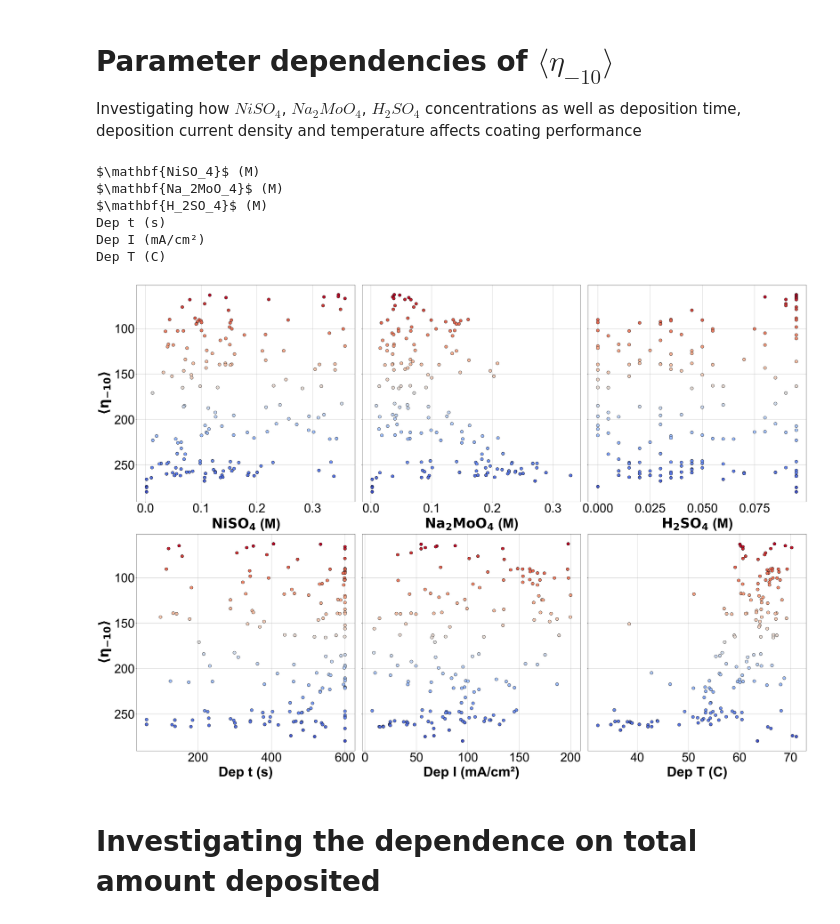
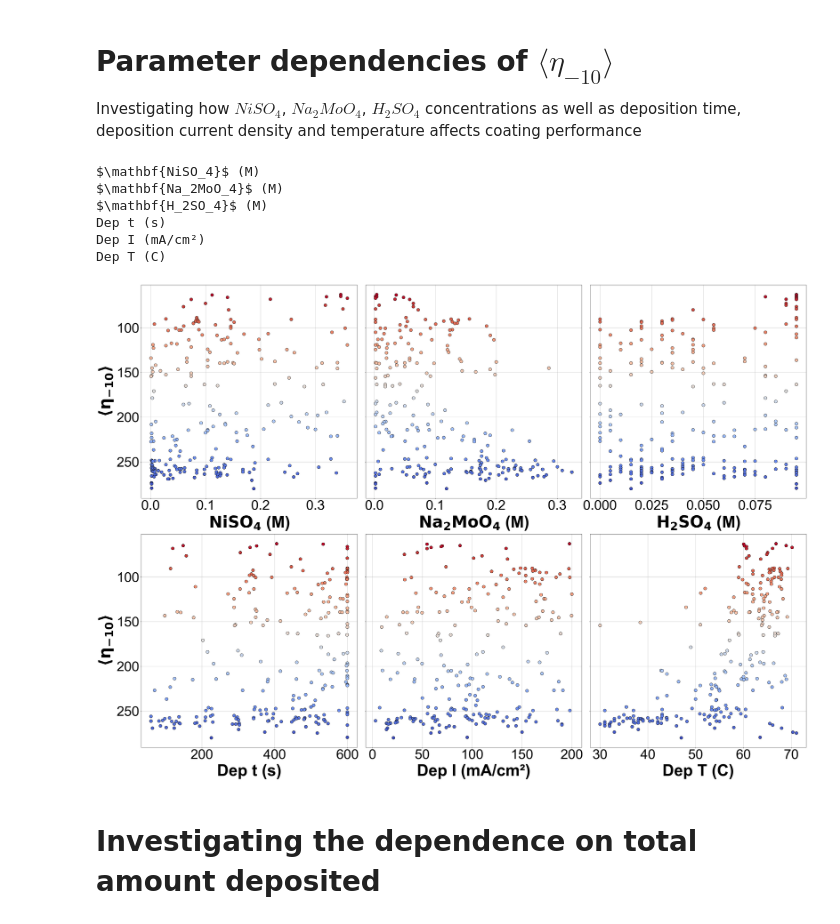
Before and after one commit to Pele905/Ni_Mo_CatBot-optimization-public, a Jupyter notebook: Ni_Mo_optimization_analysis.ipynb, the cells around one changed output. Cells and saved outputs as stored; diff of their text form; code cells hidden in the pictures.

```diff
--- a/Ni_Mo_optimization_analysis.ipynb
+++ b/Ni_Mo_optimization_analysis.ipynb
@@ -28,9 +28,11 @@ path_suggested_exps_beta_1 = "ML_data/UCB_beta_1"
 path_input_params_beta_1 = os.path.join("ML_data/UCB_beta_1", "Input_parameters_database.json")
 path_goal_params_beta_1 = os.path.join("ML_data/UCB_beta_1", "Goal_parameters_database.json")
 
-path_input_param_random = os.path.join("ML_data/Random", "Input_parameters_database.json")
-path_goal_params_random = os.path.join("ML_data/Random", "Goal_parameters_database.json")
+path_input_param_random_1 = os.path.join("ML_data/Random/Seed_42", "Input_parameters_database.json")
+path_goal_params_random_1 = os.path.join("ML_data/Random/Seed_42", "Goal_parameters_database.json")
 
+path_input_param_random_2 = os.path.join("ML_data/Random/Seed_1", "Input_parameters_database.json")
+path_goal_params_random_2 = os.path.join("ML_data/Random/Seed_1", "Goal_parameters_database.json")
 # Original dataset
 df_og = get_df_from_ML_optimization(path_suggested_exps=path_suggested_exps_og,
                             path_input_params=path_input_params_og,
@@ -47,18 +49,20 @@ df_beta_1 = get_df_from_ML_optimization(path_suggested_exps=path_suggested_exps_
                             path_goal_params=path_goal_params_beta_1)
 
 # Still needs work
-df_random = get_df_from_ML_optimization(path_suggested_exps=None,
-                            path_input_params=path_input_param_random,
-                            path_goal_params=path_goal_params_random)
+df_random_1 = get_df_from_ML_optimization(path_suggested_exps=None,
+                            path_input_params=path_input_param_random_1,
+                            path_goal_params=path_goal_params_random_1)
+
+df_random_2 = get_df_from_ML_optimization(path_suggested_exps=None,
+                            path_input_params=path_input_param_random_2,
+                            path_goal_params=path_goal_params_random_2)
 
 # This dataset includes also data with IR corrections
-datasets = [df_og, df_beta_5, df_beta_1, df_random]
+datasets = [df_og, df_beta_5, df_beta_1, df_random_1, df_random_2]
 
-
+print(len(df_random_2))
 complete_dataset = pd.concat(datasets, ignore_index=True)
 complete_dataset["timestamp"] = complete_dataset["timestamp"].apply(reformat_timestamp)
-
-print(df_og)
 # %% [output]
 {'Deposition current density [mA/cm2]': 103.0, 'Deposition time [s]': 495.0, 'Temperature_deposition [C]': 58.0, 'liquid4': 1.05, 'liquid5': 7.95, 'liquid6': 5.325}  THis is input params ('input', 'li ...
 {'Deposition current density [mA/cm2]': 103.0, 'Deposition time [s]': 495.0, 'Temperature_deposition [C]': 58.0, 'liquid4': 1.05, 'liquid5': 7.95, 'liquid6': 5.325}  THis is input params ('input', 'li ...
@@ -461,7 +728,7 @@ import numpy as np
 import math
 
 # Combine datasets
-complete_dataset = pd.concat([df_og, df_beta_5, df_beta_1], ignore_index=True) # Reset the complete dataset
+complete_dataset = pd.concat([df_og, df_beta_5, df_beta_1, df_random_1_mod, df_random_2_mod], ignore_index=True) # Reset the complete dataset
 #complete_dataset.to_csv("complete_dataset.csv", index=False)
 # Temperature in Kelvin
 T = complete_dataset["Dep T (C)"] + 273.15
@@ -475,8 +742,8 @@ kB = 1.38 * 10 ** (-23)
 
 complete_dataset["C_dep"] = complete_dataset["Dep I (mA/cm²)"] * complete_dataset["Dep t (s)"] / 1000 * 0.97
 
-complete_dataset["NiSO4 (mol/L)"] = complete_dataset["NiSO4 (mol/L)"] + complete_dataset['Na2Mo (mol/L)'] * 0.1
-complete_dataset['Na2Mo (mol/L)'] = complete_dataset['Na2Mo (mol/L)'] + complete_dataset["NiSO4 (mol/L)"] * 0.1
+#complete_dataset["NiSO4 (mol/L)"] = complete_dataset["NiSO4 (mol/L)"] + complete_dataset['Na2Mo (mol/L)'] * 0.1
+#complete_dataset['Na2Mo (mol/L)'] = complete_dataset['Na2Mo (mol/L)'] + complete_dataset["NiSO4 (mol/L)"] * 0.1
 
 C_Ni_SO4 = complete_dataset["NiSO4 (mol/L)"]
 C_Na2Mo = complete_dataset["Na2Mo (mol/L)"]
@@ -518,38 +785,38 @@ for i, param in enumerate(params):
         sorted_df["integrated_area"] / 100,
         c=colors,
         edgecolors='k',
         s=150,  # dot size,
         zorder = 10
     )
     if i == 0:
         axes[0].invert_yaxis()
     #axes[i].set_title(param, fontsize=55, pad = 10)
     axes[i].set_xlabel(param,
-                    fontsize=55,
+                    fontsize=65,
                     labelpad=10,
                     fontweight='bold')  # makes label bold
-    axes[i].tick_params(axis='both', labelsize=50)
+    axes[i].tick_params(axis='both', labelsize=55)
     if (i == 0 or i == 3):
         axes[i].set_ylabel(r"$\mathbf{\langle \eta_{-10} \rangle}$",
-                   fontsize=55, labelpad=10)
+                   fontsize=65, labelpad=10)
 
     axes[i].grid(True)
 plt.subplots_adjust(hspace=0.15)
 plt.tight_layout()
 
-plt.savefig(os.path.join(savepath_params, "Param_dependencies.png"))
+plt.savefig(os.path.join(savepath_first_review, "Param_dependencies.png"))
 # Hide any unused subplot axes (if 9 total axes but only 8 params)
 for j in range(len(params), len(axes)):
     fig.delaxes(axes[j])
 # Prepare data
 # %% [output]
 $\mathbf{NiSO_4}$ (M)
 $\mathbf{Na_2MoO_4}$ (M)
 $\mathbf{H_2SO_4}$ (M)
 Dep t (s)
 Dep I (mA/cm²)
 Dep T (C)
-[figure, old version]
+[figure, new version]
 # %% [markdown]
 # Investigating the dependence on total amount deposited
 # %%
```
Also changed, not shown: parts of 5 cells of this notebook, 11 other files.
